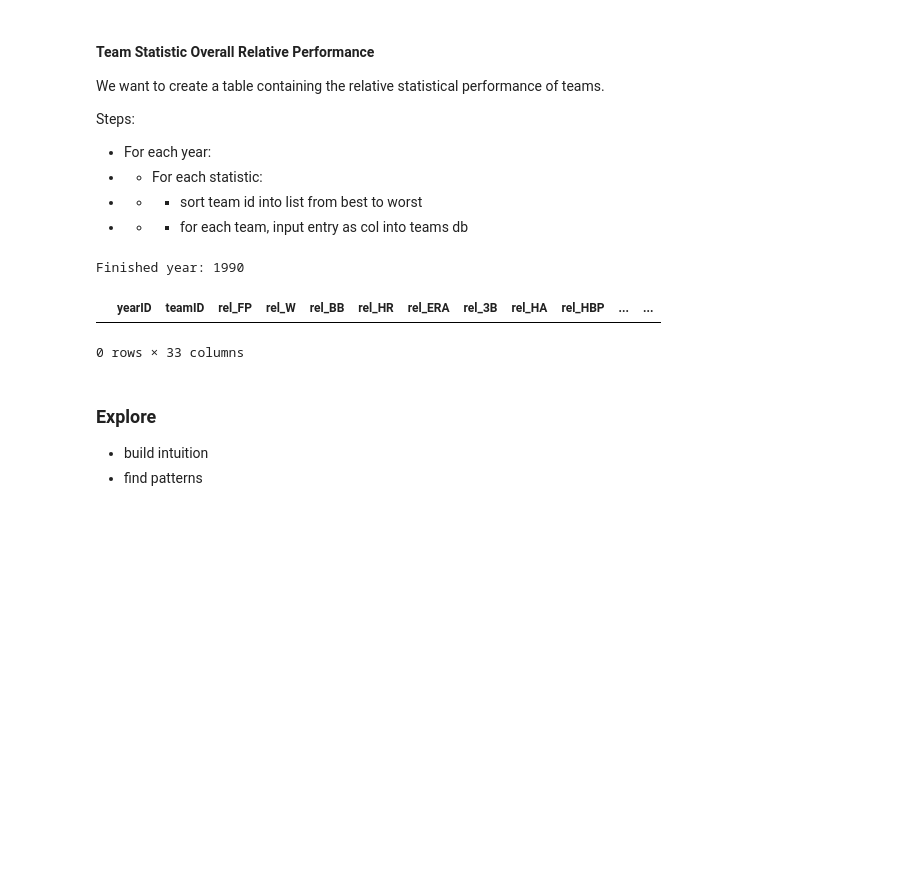
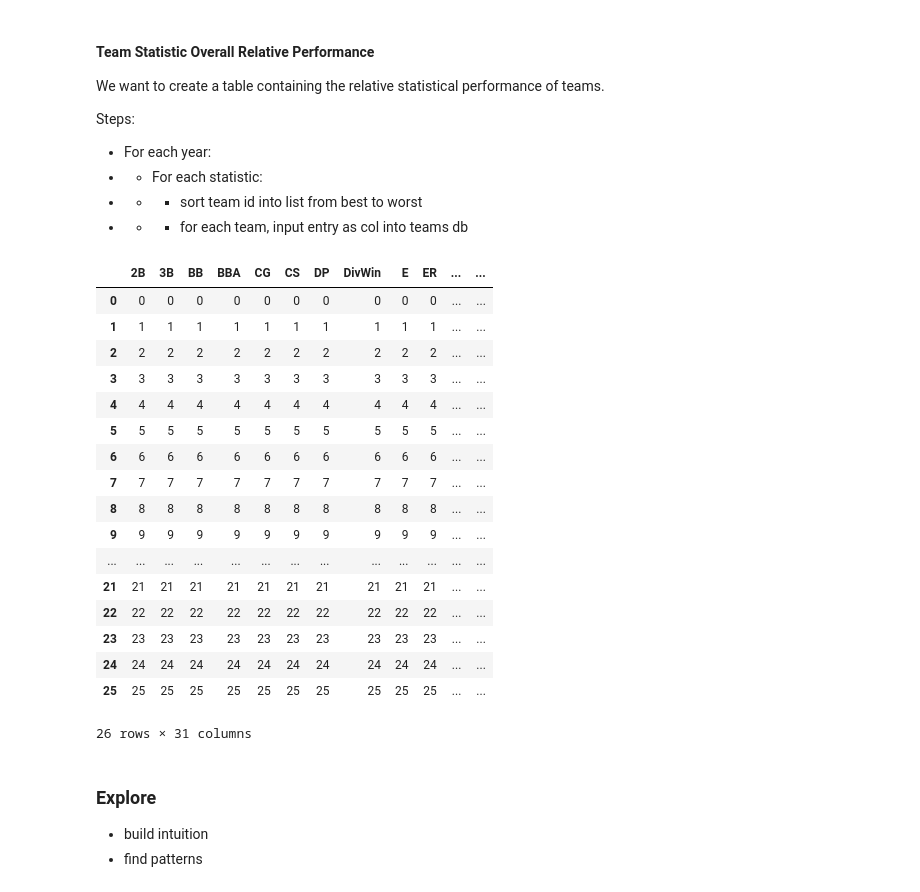
Before and after one commit to thrabchak/Udacity-Data-Analysis, a Jupyter notebook: P2 Baseball Managers/Data_Analyst_ND_Project2.ipynb, the cells around one changed output. Saved outputs shown, nothing was run; the diff lists cells and outputs as text; code cells hidden in the pictures; blank space fills up the shorter version.

Commit message:
Progress on P2: Team Rel Performance

```diff
--- a/P2 Baseball Managers/Data_Analyst_ND_Project2.ipynb
+++ b/P2 Baseball Managers/Data_Analyst_ND_Project2.ipynb
@@ -150,57 +150,76 @@ team_stat = {
     "HA":     False, # Hits allowed
     "HRA":    False, # Homeruns allowed
     "BBA":    False, # Walks allowed
     "SOA":    True,  # Strikeouts by pitchers
 
     # Fielding Statistics
     "E":      False, # Errors
     "DP":     True,  # Double plays
     "FP":     True   # Fielding percentage
 }
 
+# Helper function
+def get_position(value, array):
+    """Returns the position of an element in an array"""
+    counter = 0
+    for item in array:
+        if item == value:
+            return counter
+        counter += 1
+    return counter
+
 # Find the relative performance for each statistic as columns to teams_df
 def create_rel_team_stats(my_teams_df):
     """Returns a DataFrame containing the relative statistical performance for each team for each year."""
-    # Create DataFrame with the proper columns
-    columns = ['yearID', 'teamID']
-    out_df = pd.DataFrame(columns=columns)
-
-    for stat in team_stat.keys():
-        columns.append('rel_' + str(stat))
 
     # Get all the yearIDs in the teams DataFrame
     #years = pd.unique(my_teams_df.yearID.ravel())
     years = np.array([1990])
 
-
-    for year in years:
-
-
-        for stat in team_stat.keys():
+    # Iterate through each team statistic, so that eventually we can create a Series for each relative statistic
+    out_dict = {}
+    for stat in team_stat.keys():
+        stat_list = []
+        for year in years:
+            # Create list of teams (for this year) in their original ordering
+            teams_orig = teams_df[my_teams_df.yearID == year].teamID
 
             # Create an ordered list of teams in this year for this statistic
-            temp_df = teams_df[teams_df.yearID == year].sort_values(stat, ascending=(not team_stat[stat]))
-            teams = pd.unique(temp_df.teamID.ravel())
+            sorted_df = teams_df[teams_df.yearID == year].sort_values(stat, ascending=(not team_stat[stat]))
+            teams_pos = pd.unique(temp_df.teamID.ravel())
 
-            counter = 1
-            for team in teams:
-                # create entry for this year, stat, team
+            # Append team position to stat_list
+            for team in teams_orig:
+                stat_list.append(get_position(team, teams_pos))
 
-                counter += 1
+        out_dict[stat] = stat_list
 
-
-
-        print "Finished year: " + str(year)
     # Create DataFrame
-
+    out_df = pd.DataFrame(data=out_dict)
     return out_df
 
 # Append to existing teams_df
 create_rel_team_stats(teams_df)
+#teams_df[teams_df.yearID == 1900].teamID
 # %% [output]
+|  | 2B | 3B | BB | BBA | CG | CS | DP | DivWin | E | ER | ... | ... |
+| 0 | 0 | 0 | 0 | 0 | 0 | 0 | 0 | 0 | 0 | 0 | ... | ... |
+| 1 | 1 | 1 | 1 | 1 | 1 | 1 | 1 | 1 | 1 | 1 | ... | ... |
+| 2 | 2 | 2 | 2 | 2 | 2 | 2 | 2 | 2 | 2 | 2 | ... | ... |
+| 3 | 3 | 3 | 3 | 3 | 3 | 3 | 3 | 3 | 3 | 3 | ... | ... |
+| 4 | 4 | 4 | 4 | 4 | 4 | 4 | 4 | 4 | 4 | 4 | ... | ... |
+| 5 | 5 | 5 | 5 | 5 | 5 | 5 | 5 | 5 | 5 | 5 | ... | ... |
+| 6 | 6 | 6 | 6 | 6 | 6 | 6 | 6 | 6 | 6 | 6 | ... | ... |
+| 7 | 7 | 7 | 7 | 7 | 7 | 7 | 7 | 7 | 7 | 7 | ... | ... |
+| 8 | 8 | 8 | 8 | 8 | 8 | 8 | 8 | 8 | 8 | 8 | ... | ... |
+| 9 | 9 | 9 | 9 | 9 | 9 | 9 | 9 | 9 | 9 | 9 | ... | ... |
+| ... | ... | ... | ... | ... | ... | ... | ... | ... | ... | ... | ... | ... |
+| 21 | 21 | 21 | 21 | 21 | 21 | 21 | 21 | 21 | 21 | 21 | ... | ... |
+| 22 | 22 | 22 | 22 | 22 | 22 | 22 | 22 | 22 | 22 | 22 | ... | ... |
+| 23 | 23 | 23 | 23 | 23 | 23 | 23 | 23 | 23 | 23 | 23 | ... | ... |
+| 24 | 24 | 24 | 24 | 24 | 24 | 24 | 24 | 24 | 24 | 24 | ... | ... |
+| 25 | 25 | 25 | 25 | 25 | 25 | 25 | 25 | 25 | 25 | 25 | ... | ... |
-Finished year: 1990
+26 rows × 31 columns
-|  | yearID | teamID | rel_FP | rel_W | rel_BB | rel_HR | rel_ERA | rel_3B | rel_HA | rel_HBP | ... | ... |
-0 rows × 33 columns
 # %% [markdown]
 ### Explore
 - build intuition
```
